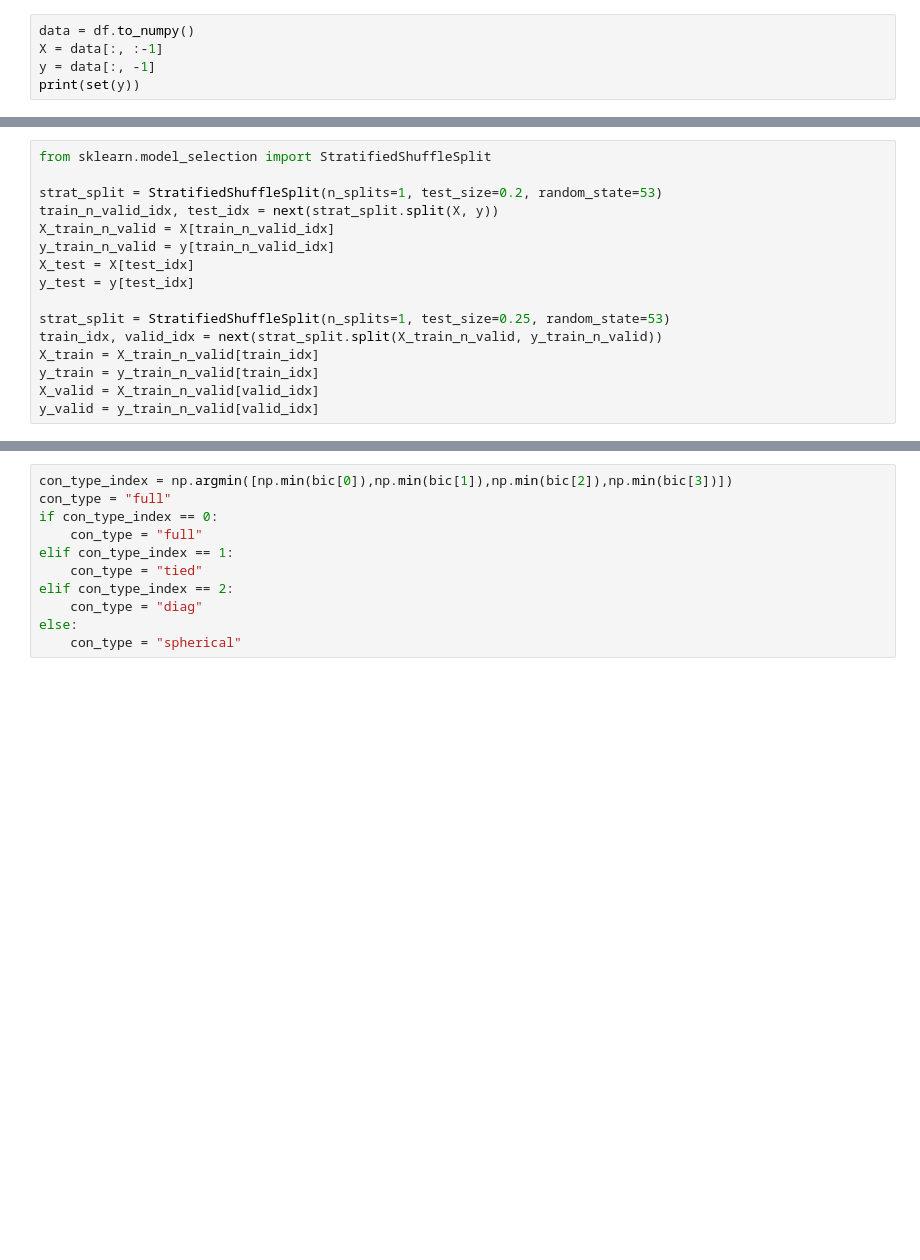
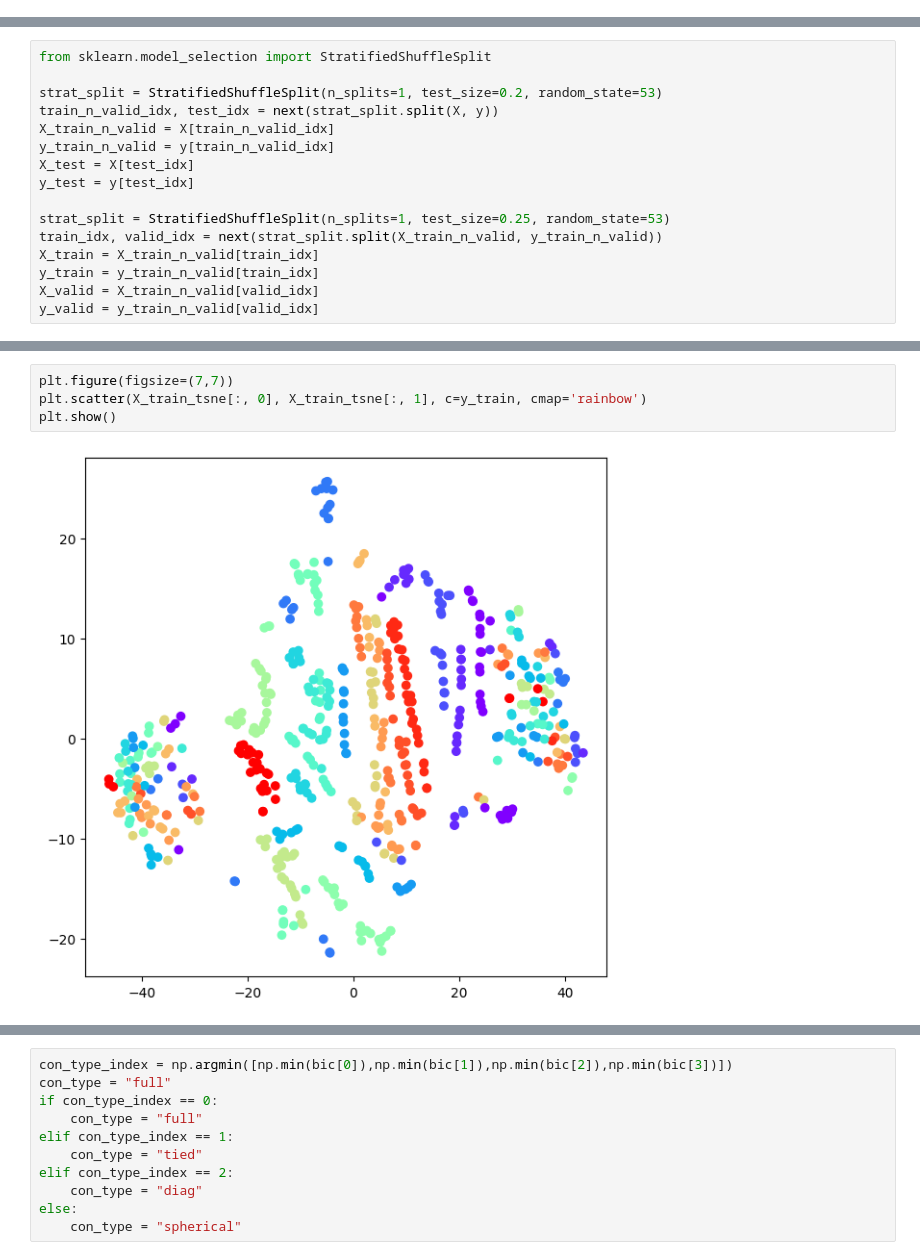
Before and after one commit to jsuaverd/COMP254-Assignments, a Jupyter notebook: clustering_gmm.ipynb, the cells around one changed output, grey strips where cells are left out. Drawn from its saved outputs; the diff is of its cells as text; blank space fills up the shorter version.

```diff
--- a/clustering_gmm.ipynb
+++ b/clustering_gmm.ipynb
@@ -33,5 +23,0 @@ df.head(5)
-# %%
-data = df.to_numpy()
-X = data[:, :-1]
-y = data[:, -1]
-print(set(y))
@@ -102,3 +142,9 @@ print(X_train_pca.shape)
+# %%
+plt.figure(figsize=(7,7))
+plt.scatter(X_train_tsne[:, 0], X_train_tsne[:, 1], c=y_train, cmap='rainbow')
+plt.show()
+# %% [output]
+[figure, added]
 # %%
 from sklearn.mixture import GaussianMixture
 # Calculate BIC.
```
Also changed, not shown: parts of 19 cells of this notebook.
